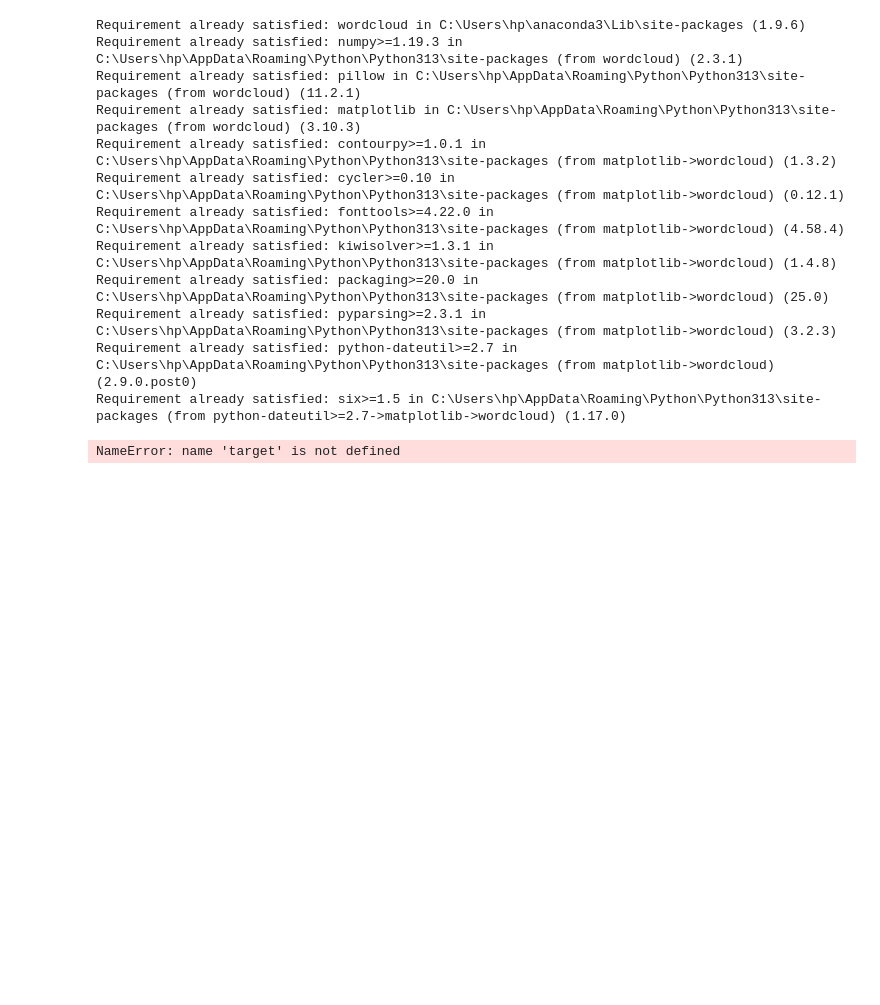
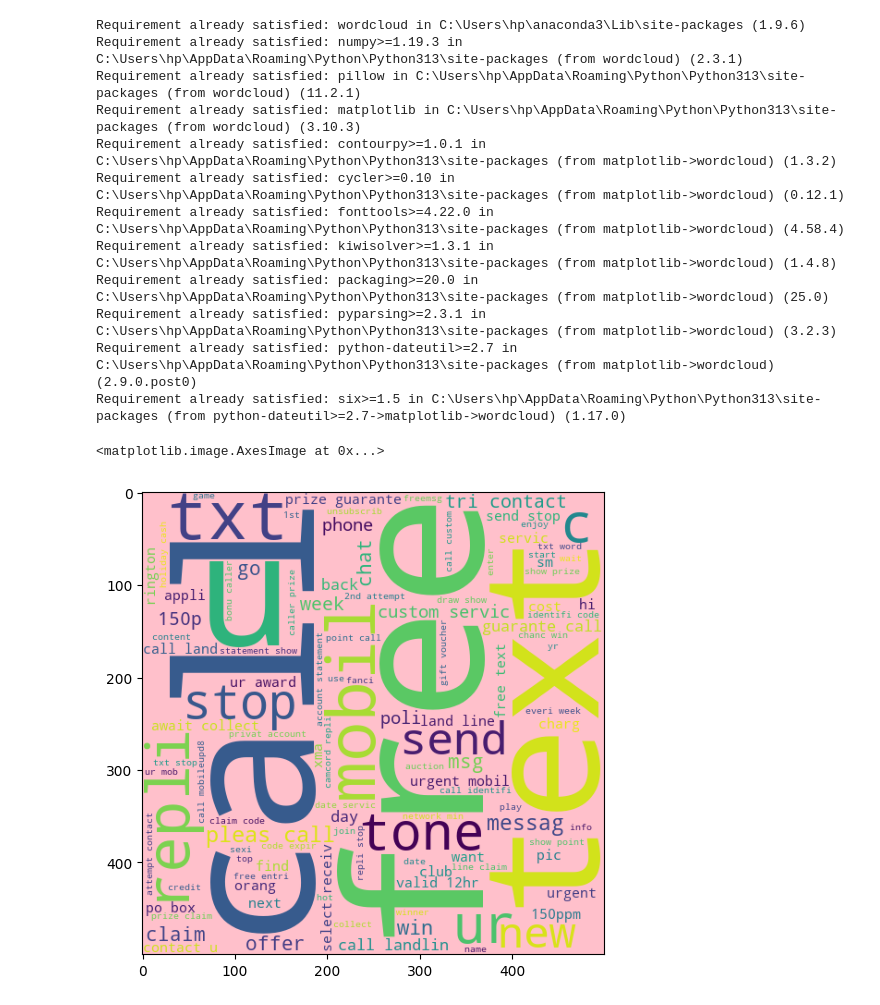
Before and after one commit to itskunalkanaujiya/spam_detection_system, a Jupyter notebook: code.ipynb, the cells around one changed output. Drawn from its saved outputs; the diff is of its cells as text; code cells hidden in the pictures; blank space fills up the shorter version.

```diff
--- a/code.ipynb
+++ b/code.ipynb
@@ -228,12 +228,20 @@ Requirement already satisfied: pyparsing>=2.3.1 in C:\Users\hp\AppData\Roaming\P
 Requirement already satisfied: python-dateutil>=2.7 in C:\Users\hp\AppData\Roaming\Python\Python313\site-packages (from matplotlib->wordcloud) (2.9.0.post0)
 Requirement already satisfied: six>=1.5 in C:\Users\hp\AppData\Roaming\Python\Python313\site-packages (from python-dateutil>=2.7->matplotlib->wordcloud) (1.17.0)
 # %%
-
+# Checking most common words in "SPAM" by WordCloud Visualization Diagram
+## IDEA --->>> Bigger the size of word -> More frequency of words
 
 from wordcloud import WordCloud
 
+
+
 wc=WordCloud(width=500,height=500,min_font_size=10,background_color='pink')
 
-wc.generate(data[data[targ]==1]['transformed_text'])
+spam=wc.generate(data[data['target']==1]['transformed_text'].str.cat(sep=' '))
+
+
+plt.figure(figsize=(10,6))
+plt.imshow(spam)
 # %% [output]
-NameError: name 'target' is not defined
+<matplotlib.image.AxesImage at 0x...>
+[figure, added]
```
Also changed, not shown: parts of 18 cells of this notebook, 4 other files.
